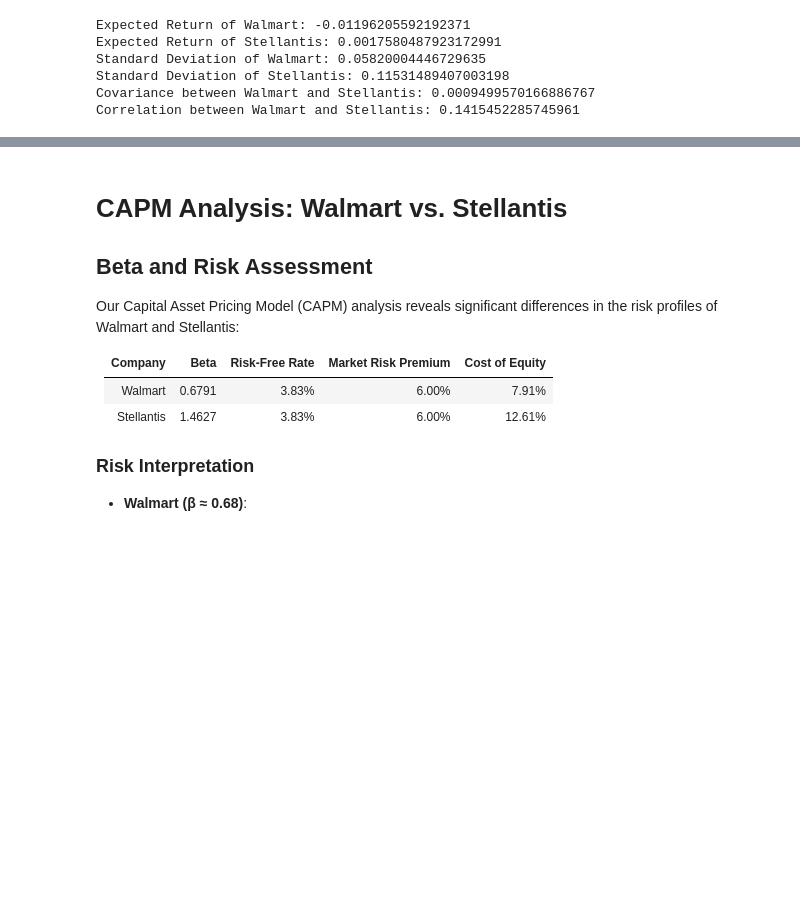
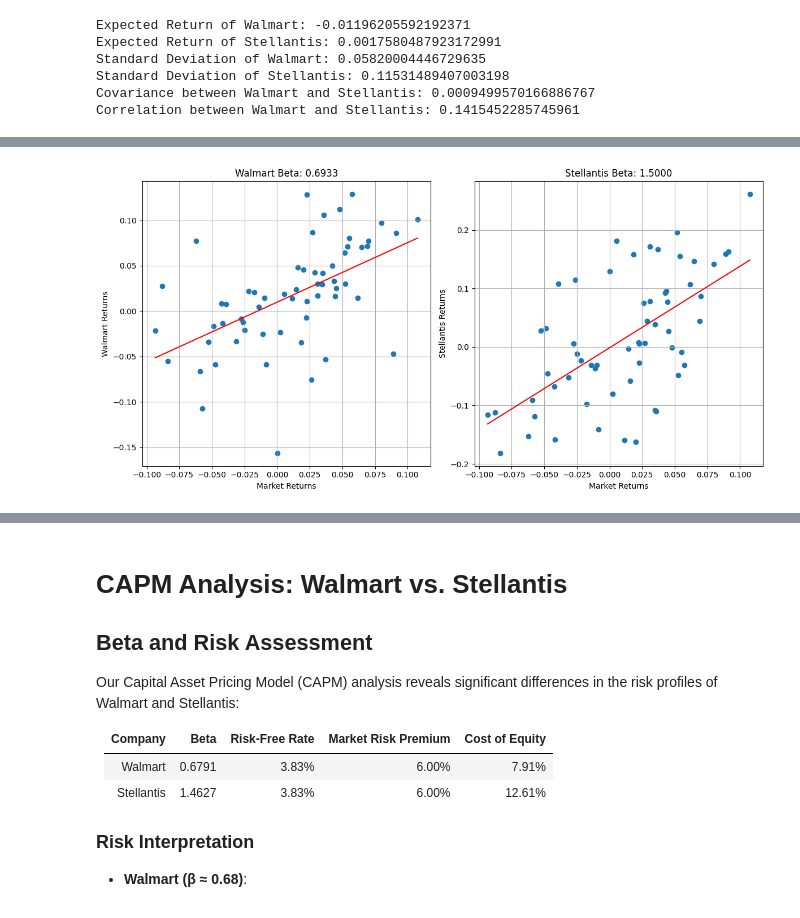
Before and after one commit to simonefilosofi/STLA-and-WMT-financial-analysis, a Jupyter notebook: capm.ipynb, the cells around one changed output, grey strips where cells are left out. Drawn from its saved outputs; the diff is of its cells as text; code cells hidden in the pictures; blank space fills up the shorter version.

Commit message:
CAPM new file with correct betas

```diff
--- a/capm.ipynb
+++ b/capm.ipynb
@@ -18,3 +18,10 @@ import pandas as pd
 # Reading the CSV files into DataFrames
 stellantis_df = pd.read_csv('Dataset\Investing.com\Stellantis NV Stock Price History.csv')
 walmart_df = pd.read_csv('Dataset\Investing.com\Walmart Stock Price History.csv')
+
+
+betaResults = pd.read_csv('Outputs\\beta_results.csv')
+wmt_beta = betaResults['Beta'][0]
+print(f"Beta for Walmart is: {wmt_beta}")
+stla_beta = betaResults['Beta'][1]
+print(f"Beta for Stellantis is: {stla_beta}")
@@ -225,0 +151,80 @@ Stellantis 1.4228          0.0383               0.0600                 0.1237
+# %%
+
+# Calculate beta for each company
+# Beta = Covariance(Stock Returns, Market Returns) / Variance(Market Returns)
+
+
+print(f"\nWalmart Beta: {wmt_beta:.4f}")
+print(f"Stellantis Beta: {stla_beta:.4f}")
+
+# Define risk-free rate (current 10-year Treasury yield as of April 2025)
+risk_free_rate = 0.0427
+
+# Calculate expected market return (historical average plus risk premium)
+
+market_risk_premium = 0.055
+expected_market_return = risk_free_rate + market_risk_premium
+
+# Apply CAPM formula: Expected Return = Risk-free rate + Beta * (Expected Market Return - Risk-free rate)
+walmart_expected_return = risk_free_rate + wmt_beta * (expected_market_return - risk_free_rate)
+stellantis_expected_return = risk_free_rate + stla_beta * (expected_market_return - risk_free_rate)
+
+print(f"\nRisk-free rate: {risk_free_rate:.2%}")
+print(f"Market risk premium: {market_risk_premium:.2%}")
+print(f"Walmart Expected Return (Cost of Equity): {walmart_expected_return:.2%}")
+print(f"Stellantis Expected Return (Cost of Equity): {stellantis_expected_return:.2%}")
+
+# Visualize the stock returns vs market returns to see the beta relationship
+plt.figure(figsize=(12, 6))
+
+plt.subplot(1, 2, 1)
+plt.scatter(returns_df['Market'], returns_df['Walmart'])
+plt.plot(np.unique(returns_df['Market']),
+         np.poly1d(np.polyfit(returns_df['Market'], returns_df['Walmart'], 1))(np.unique(returns_df['Market'])),
+         color='red')
+plt.xlabel('Market Returns')
+plt.ylabel('Walmart Returns')
+plt.title(f'Walmart Beta: {wmt_beta:.4f}')
+plt.grid(True)
+
+plt.subplot(1, 2, 2)
+plt.scatter(returns_df['Market'], returns_df['Stellantis'])
+plt.plot(np.unique(returns_df['Market']),
+         np.poly1d(np.polyfit(returns_df['Market'], returns_df['Stellantis'], 1))(np.unique(returns_df['Market'])),
+         color='red')
+plt.xlabel('Market Returns')
+plt.ylabel('Stellantis Returns')
+plt.title(f'Stellantis Beta: {stla_beta:.4f}')
+plt.grid(True)
+
+plt.tight_layout()
+plt.savefig('stock_betas.png')
+plt.show()
+
+# Additionally, we can calculate R-squared to measure how well the market explains the stock variations
+from scipy import stats
+
+# For Walmart
+slope, intercept, r_value, p_value, std_err = stats.linregress(returns_df['Market'], returns_df['Walmart'])
+walmart_rsquared = r_value**2
+
+# For Stellantis
+slope, intercept, r_value, p_value, std_err = stats.linregress(returns_df['Market'], returns_df['Stellantis'])
+stellantis_rsquared = r_value**2
+
+print(f"\nWalmart R-squared: {walmart_rsquared:.4f}")
+print(f"Stellantis R-squared: {stellantis_rsquared:.4f}")
+
+# Add a section to calculate the CAPM in tabular format
+capm_data = {
+    'Company': ['Walmart', 'Stellantis'],
+    'Beta': [wmt_beta, stla_beta],
+    'Risk-Free Rate': [risk_free_rate, risk_free_rate],
+    'Market Risk Premium': [market_risk_premium, market_risk_premium],
+    'Cost of Equity (CAPM)': [walmart_expected_return, stellantis_expected_return]
+}
+
+capm_df = pd.DataFrame(capm_data)
+print("\nCAPM Results:")
+print(capm_df.to_string(index=False, float_format=lambda x: f"{x:.4f}"))
+# %% [output]
@@ -225,0 +238 @@ Stellantis 1.4228          0.0383               0.0600                 0.1237
+[figure, added]
```
Also changed, not shown: parts of 5 cells of this notebook, 3 other files.
